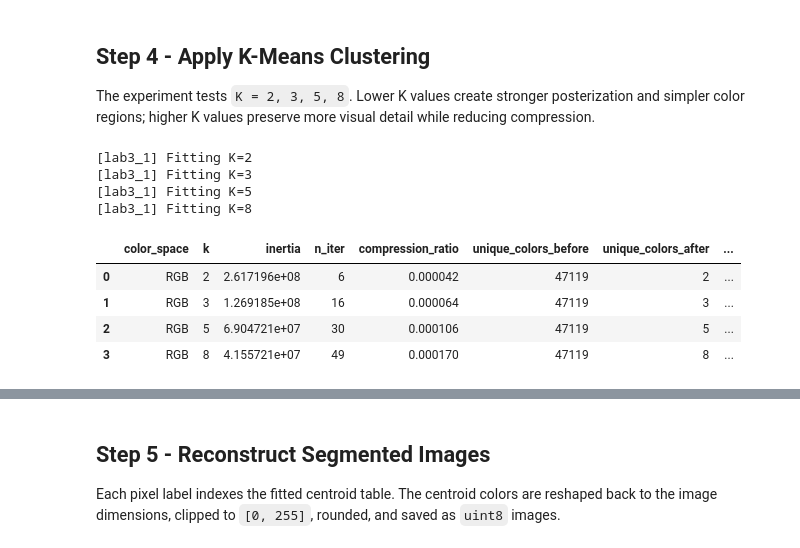
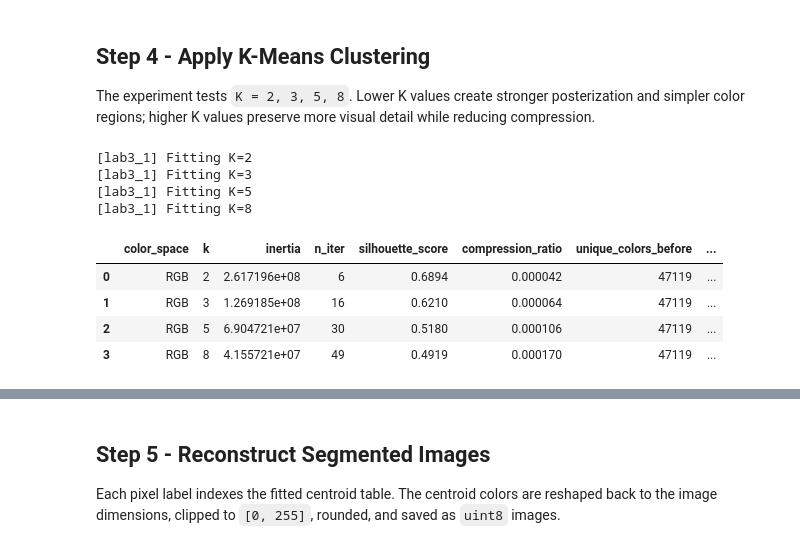
Before and after one commit to QuangManhAI/lab3-1-machine-learning, a Jupyter notebook: notebooks/lab3_1.ipynb, the cells around one changed output, grey strips where cells are left out. Cells and saved outputs as stored; diff of their text form; code cells hidden in the pictures.

```diff
--- a/notebooks/lab3_1.ipynb
+++ b/notebooks/lab3_1.ipynb
@@ -144,35 +144,37 @@ for k in K_VALUES:
     report_status(f"Fitting K={k}")
     model = KMeansFromScratch(n_clusters=k, max_iter=100, tol=1e-3, random_state=RANDOM_SEED)
     labels = model.fit_predict(pixel_matrix)
     segmented_image = reconstruct_image(labels, model.cluster_centers_, resized_image.shape)
     output_path = PROCESSED_DIR / f"segmented_k{k}.png"
     save_image(segmented_image, output_path)
 
     unique_colors_after = image_summary(segmented_image)["unique_colors"]
+    sil_score = compute_silhouette_score(pixel_matrix, model.labels_, sample_size=2000, random_state=RANDOM_SEED)
     metrics.append({
         "color_space": "RGB",
         "k": k,
         "inertia": round(model.inertia_, 3),
         "n_iter": model.n_iter_,
+        "silhouette_score": round(sil_score, 4),
         "compression_ratio": round(compression_ratio(unique_colors_before, unique_colors_after), 6),
         "unique_colors_before": unique_colors_before,
         "unique_colors_after": unique_colors_after,
         "output_path": str(output_path.relative_to(PROJECT_ROOT)),
     })
     images_by_k[k] = segmented_image
     models_by_k[k] = model
     history_by_k[k] = model.inertia_history_
 
 metrics_df = pd.DataFrame(metrics)
 save_table(metrics_df, METRICS_DIR / "segmentation_metrics.csv")
 metrics_df
 # %% [output]
 [lab3_1] Fitting K=2
 [lab3_1] Fitting K=3
 [lab3_1] Fitting K=5
 [lab3_1] Fitting K=8
-|  | color_space | k | inertia | n_iter | compression_ratio | unique_colors_before | unique_colors_after | ... |
-| 0 | RGB | 2 | 2.617196e+08 | 6 | 0.000042 | 47119 | 2 | ... |
-| 1 | RGB | 3 | 1.269185e+08 | 16 | 0.000064 | 47119 | 3 | ... |
-| 2 | RGB | 5 | 6.904721e+07 | 30 | 0.000106 | 47119 | 5 | ... |
-| 3 | RGB | 8 | 4.155721e+07 | 49 | 0.000170 | 47119 | 8 | ... |
+|  | color_space | k | inertia | n_iter | silhouette_score | compression_ratio | unique_colors_before | ... |
+| 0 | RGB | 2 | 2.617196e+08 | 6 | 0.6894 | 0.000042 | 47119 | ... |
+| 1 | RGB | 3 | 1.269185e+08 | 16 | 0.6210 | 0.000064 | 47119 | ... |
+| 2 | RGB | 5 | 6.904721e+07 | 30 | 0.5180 | 0.000106 | 47119 | ... |
+| 3 | RGB | 8 | 4.155721e+07 | 49 | 0.4919 | 0.000170 | 47119 | ... |
```
Also changed, not shown: parts of 5 cells of this notebook, 7 other files.
